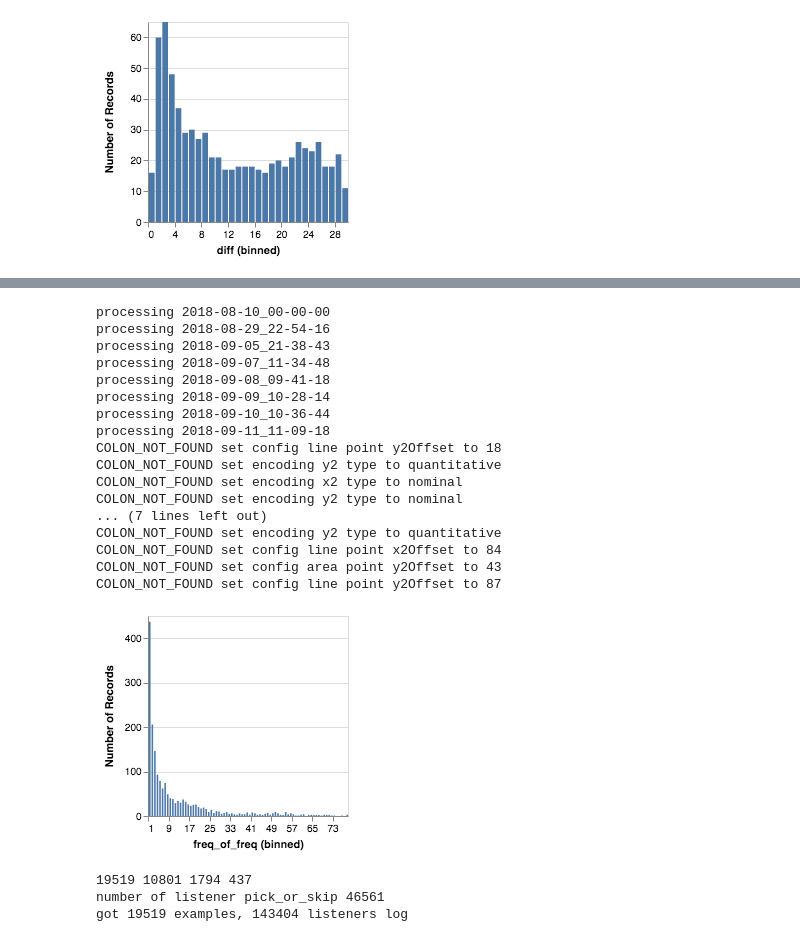
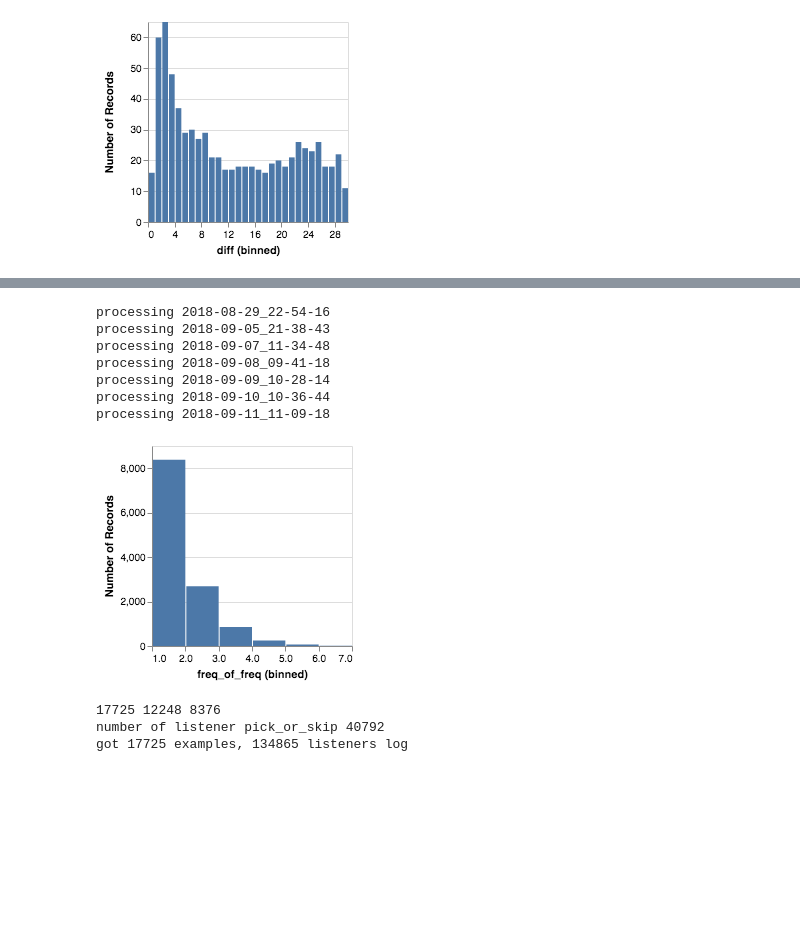
Before and after one commit to stanfordnlp/plot-data, a Jupyter notebook: stats.ipynb, the cells around one changed output, grey strips where cells are left out. Drawn from its saved outputs; the diff is of its cells as text; code cells hidden in the pictures; blank space fills up the shorter version.

```diff
--- a/stats.ipynb
+++ b/stats.ipynb
@@ -124,20 +122,23 @@ def to_html(spec):
     return alt.utils.html.spec_to_html(spec, 'vega-lite', '3', '3', '2', embed_options=options)
 # %%
 from mturk import process_listener as pl
+from mturk import guess_id as guess
 # adds annotations
 
 def aggregate_all():
     examples = []
     listener_log = []
-    for h in hits[0:1] + hits[2:]:
+    for h in hits[2:]:
         print('processing', h)
         speaker_path = os.path.join('hits', h, 'speaker.jsonl')
         listener_path = os.path.join('hits', h, 'listener.raw.jsonl')
         lines = [QueryLine(line.strip()) for line in open(speaker_path, 'r').readlines()]
         examples += [l for l in lines if l.is_example()]
         listener_log += [QueryLine(line.strip()) for line in open(listener_path, 'r').readlines()]
-    formulas = [l.example()['targetFormula'] for l in examples]
-    paths = list(map(lambda x: reduce_formula(x), formulas))
+#     formulas = [l.example()['targetFormula'] for l in examples]
+#     paths = list(map(lambda x: reduce_formula(x), formulas))
+    paths = [reduce_formula(l.example()['targetFormula'])
+             + guess.hash_query(l.json, keys=['context']) for l in examples]
     pathsset = set(paths)
     pathcounter = collections.Counter(paths)
     countisone = [k for k in pathcounter.keys() if pathcounter[k] == 1]
@@ -147,48 +148,38 @@ def aggregate_all():
       "mark": "bar",
       "encoding": {
         "x": {
           "field": "freq_of_freq",
           "type": "quantitative",
           "bin": {"step": 1}
         },
         "y": {
           "aggregate": "count",
           "type": "quantitative"
         }
       }
     }
     chart = alt.VegaLite(spec)
     display(chart)
-    print(len(paths), len(set(formulas)), len(pathsset), len(countisone))
+    print(len(paths), len(pathsset), len(countisone))
 
     pl.process_listener(examples, listener_log)
     speakers, listeners = pl.aggregate_turker(examples)
     print('got {} examples, {} listeners log'.format(len(examples), len(listener_log)))
     return speakers, listeners
 
 speakers, listeners = aggregate_all()
 # %% [output]
-processing 2018-08-10_00-00-00
 processing 2018-08-29_22-54-16
 processing 2018-09-05_21-38-43
 processing 2018-09-07_11-34-48
 processing 2018-09-08_09-41-18
 processing 2018-09-09_10-28-14
 processing 2018-09-10_10-36-44
 processing 2018-09-11_11-09-18
-COLON_NOT_FOUND set config line point y2Offset to 18
-COLON_NOT_FOUND set encoding y2 type to quantitative
-COLON_NOT_FOUND set encoding x2 type to nominal
-COLON_NOT_FOUND set encoding y2 type to nominal
-... (7 lines left out)
-COLON_NOT_FOUND set encoding y2 type to quantitative
-COLON_NOT_FOUND set config line point x2Offset to 84
-COLON_NOT_FOUND set config area point y2Offset to 43
-COLON_NOT_FOUND set config line point y2Offset to 87
-[figure, old version]
+[figure, new version]
-19519 10801 1794 437
-number of listener pick_or_skip 46561
-got 19519 examples, 143404 listeners log
+17725 12248 8376
+number of listener pick_or_skip 40792
+got 17725 examples, 134865 listeners log
 # %%
 def q2row(l: QueryLine):
     return {'utterance': l.utterance(), 'workerId': l.worker_id(), 'targetFormula': l.example()['targetFormula']}
```
Also changed, not shown: parts of 4 cells of this notebook, 6 other files.
